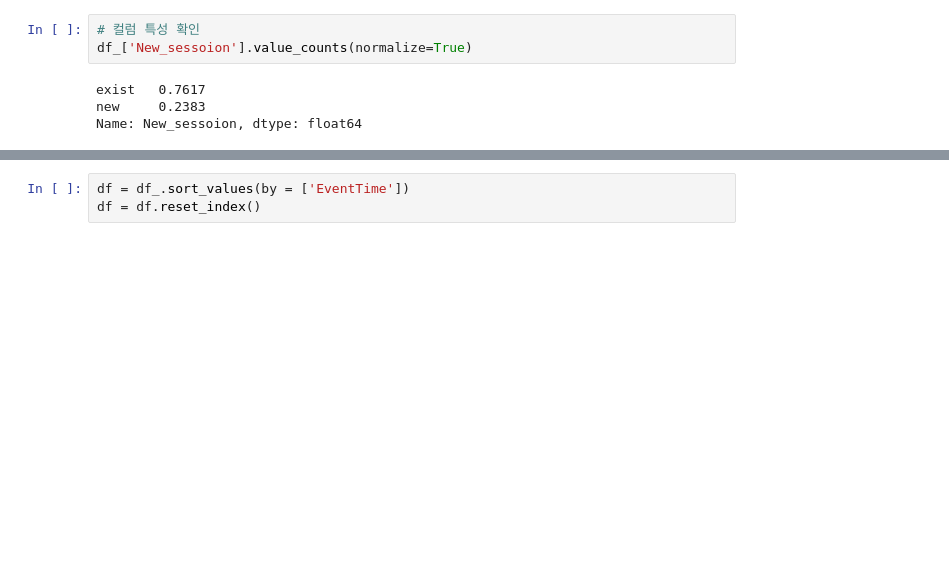
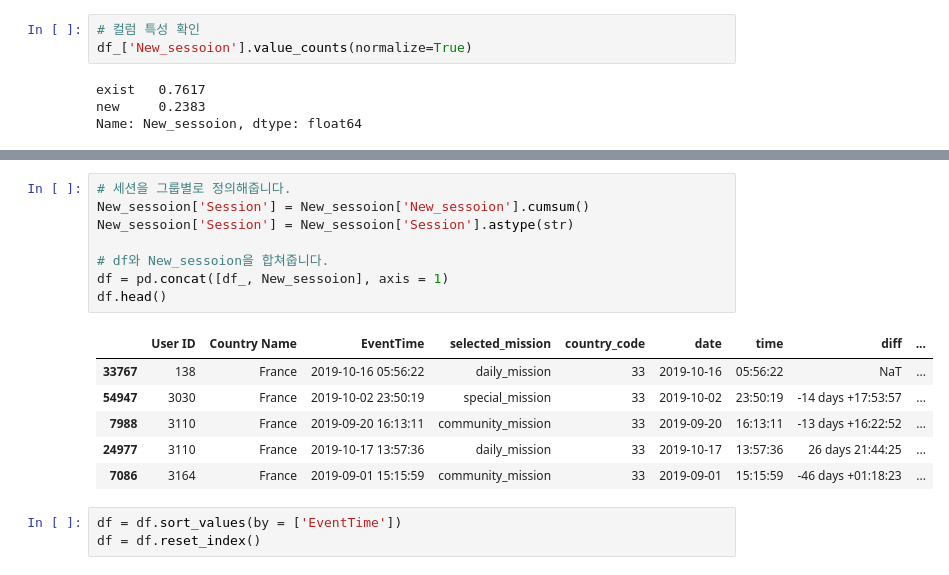
Before and after one commit to syh0397/Kaggle-Practice, a Jupyter notebook: 게임로그_Data_anlaysis.ipynb, the cells around one changed output, grey strips where cells are left out. Cells and saved outputs as stored; diff of their text form; blank space fills up the shorter version.

```diff
--- a/게임로그_Data_anlaysis.ipynb
+++ b/게임로그_Data_anlaysis.ipynb
@@ -331,5 +347,20 @@ Name: New_sessoion, dtype: float64
+# %%
+# 세션을 그룹별로 정의해줍니다.
+New_sessoion['Session'] = New_sessoion['New_sessoion'].cumsum()
+New_sessoion['Session'] = New_sessoion['Session'].astype(str)
+
+# df와 New_sessoion을 합쳐줍니다.
+df = pd.concat([df_, New_sessoion], axis = 1)
+df.head()
+# %% [output]
+|  | User ID | Country Name | EventTime | selected_mission | country_code | date | time | diff | ... |
+| 33767 | 138 | France | 2019-10-16 05:56:22 | daily_mission | 33 | 2019-10-16 | 05:56:22 | NaT | ... |
+| 54947 | 3030 | France | 2019-10-02 23:50:19 | special_mission | 33 | 2019-10-02 | 23:50:19 | -14 days +17:53:57 | ... |
+| 7988 | 3110 | France | 2019-09-20 16:13:11 | community_mission | 33 | 2019-09-20 | 16:13:11 | -13 days +16:22:52 | ... |
+| 24977 | 3110 | France | 2019-10-17 13:57:36 | daily_mission | 33 | 2019-10-17 | 13:57:36 | 26 days 21:44:25 | ... |
+| 7086 | 3164 | France | 2019-09-01 15:15:59 | community_mission | 33 | 2019-09-01 | 15:15:59 | -46 days +01:18:23 | ... |
 # %%
-df = df_.sort_values(by = ['EventTime'])
+df = df.sort_values(by = ['EventTime'])
 df = df.reset_index()
 # %%
 df
```
Also changed, not shown: parts of 9 cells of this notebook.
